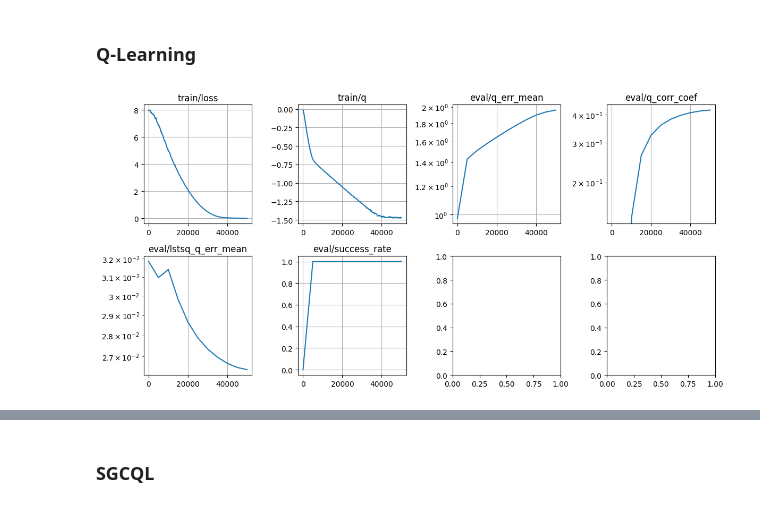
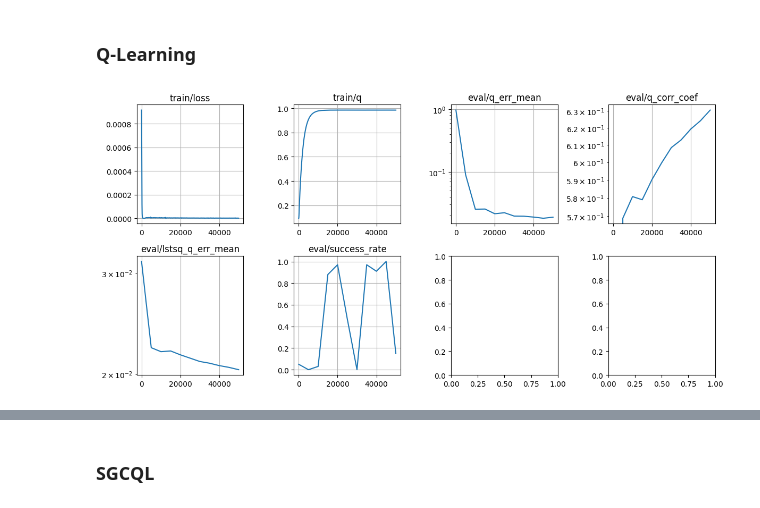
Before and after one commit to chongyi-zheng/ogbench, a Jupyter notebook: notebooks/mdp2gcmdp_CliffWalking.ipynb, the cells around one changed output, grey strips where cells are left out. Drawn from its saved outputs; the diff is of its cells as text; code cells hidden in the pictures.

```diff
--- a/notebooks/mdp2gcmdp_CliffWalking.ipynb
+++ b/notebooks/mdp2gcmdp_CliffWalking.ipynb
@@ -120,8 +120,7 @@ class CliffWalkingEnv(gymnasium.Wrapper):
 
     def step(self, action):
         obs, orig_reward, terminated, truncated, info = super().step(action)
-        # reward = (orig_reward - self._orig_reward_min) / (self._orig_reward_max - self._orig_reward_min)
-        reward = orig_reward
+        reward = (orig_reward - self._orig_reward_min) / (self._orig_reward_max - self._orig_reward_min)
 
         return obs, reward, terminated, truncated, info
 # %%
@@ -140,7 +139,7 @@ dataset = defaultdict(list)
 num_episodes = 1000
 num_transitions = 0
 for _ in tqdm.trange(num_episodes):
-    done = False
+    # done = False
     obs, info = env.reset()
     # while not done:
     for _ in range(max_episode_steps):
@@ -154,7 +153,7 @@ for _ in tqdm.trange(num_episodes):
         dataset['rewards'].append(reward)
         dataset['next_observations'].append(next_obs)
         dataset['masks'].append(not terminated)  # for absorbing states
-        dataset['terminals'].append(done)  # for the end of trajectories
+        dataset['terminals'].append(truncated)  # for the end of trajectories
 
         obs = next_obs
 
@@ -384,12 +400,13 @@ behavioral_policy = np.ones([aug_env.nS, aug_env.nA]) / aug_env.nA
 
 aug_dataset = defaultdict(list)
 
-num_episodes = 5_150
+num_episodes = 1_000
 num_transitions = 0
 for _ in tqdm.trange(num_episodes):
-    done = False
+    # done = False
     obs, info = aug_env.reset()
-    while not done:
+    # while not done:
+    for _ in range(max_episode_steps):
         action = np.random.choice(np.arange(aug_env.nA), p=behavioral_policy[obs])
         next_obs, reward, terminated, truncated, info = aug_env.step(action)
         done = terminated or truncated
@@ -400,7 +417,7 @@ for _ in tqdm.trange(num_episodes):
         aug_dataset['rewards'].append(reward)
         aug_dataset['next_observations'].append(next_obs)
         aug_dataset['masks'].append(not terminated)  # for absorbing states
-        aug_dataset['terminals'].append(done)  # for the end of trajectori
+        aug_dataset['terminals'].append(truncated)  # for the end of trajectori
 
         obs = next_obs
 
@@ -635,27 +628,18 @@ key, critic_key = jax.random.split(key)
 
 example_batch = sample_batch(2)
 critic = Critic()
-# critic_params = critic.init(critic_key, example_batch['observations'], example_batch['actions'])
 critic_params = critic.init(critic_key, example_batch['observations'], example_batch['actions'])
 target_critic_params = copy.deepcopy(critic_params)
 
 def loss_fn(params, target_params, batch):
   q = critic.apply(params, batch['observations'], batch['actions'])
-  # q = jnp.sum(qs * jax.nn.one_hot(batch['actions'], env.nA), axis=-1)
 
   next_observations = batch['next_observations'][:, None].repeat(env.nA, axis=1).reshape(-1)
-  next_actions = jnp.arange(eval_env.nA)[None, :].repeat(batch_size, axis=0).reshape(-1)
-  # next_qs = []
-  # for idx in range(env.nA):
-  #   next_q = critic.apply(target_params, batch['next_observations'], jnp.full_like(batch['next_observations'], idx))
-  #   next_qs.append(next_qs)
-  # next_qs = jnp.stack(next_qs, axis=-1)
+  next_actions = jnp.arange(env.nA)[None, :].repeat(batch_size, axis=0).reshape(-1)
   next_qs = critic.apply(target_params, next_observations, next_actions)
   next_qs = next_qs.reshape([batch_size, env.nA])
   next_q = jnp.max(next_qs, axis=-1)
-  # target_q = (1 - discount ** 2) * batch['rewards'] + discount ** 2 * batch['masks'] * next_q
   target_q = (1 - discount ** 2) * batch['rewards'] + discount ** 2 * next_q
-  # target_q = (1 - discount) * batch['rewards'] + discount * next_q
 
   loss = jnp.mean((q - target_q) ** 2)
 
@@ -691,8 +675,6 @@ def compute_success_rate(params, num_eval_episodes=100, max_episode_steps=100):
   actions = jnp.arange(eval_env.nA)[None, :].repeat(eval_env.nS, axis=0).reshape(-1)
   q = critic.apply(params, obs, actions)
   q = q.reshape([eval_env.nS, eval_env.nA])
-  # obs = jnp.arange(eval_env.nS)
-  # q = critic.apply(params, obs)
   a = jnp.argmax(q, axis=-1)
   pi = jax.nn.one_hot(a, eval_env.nA)
   pi = np.asarray(pi)
@@ -700,22 +682,22 @@ def compute_success_rate(params, num_eval_episodes=100, max_episode_steps=100):
   # evaluation
   successes = []
   for _ in tqdm.trange(num_eval_episodes):
-      traj_dataset = defaultdict(list)
+    traj_dataset = defaultdict(list)
 
-      done = False
-      obs, _ = eval_env.reset()
-      while not done:
-          action = np.random.choice(np.arange(eval_env.nA), p=pi[obs])
-          next_obs, reward, terminated, truncated, _ = eval_env.step(action)
-          done = terminated or truncated
+    done = False
+    obs, _ = eval_env.reset()
+    while not done:
+      action = np.random.choice(np.arange(eval_env.nA), p=pi[obs])
+      next_obs, reward, terminated, truncated, _ = eval_env.step(action)
+      done = terminated or truncated
 
-          traj_dataset['observations'].append(obs)
-          traj_dataset['actions'].append(action)
-          traj_dataset['rewards'].append(reward)
-          traj_dataset['next_observations'].append(next_obs)
+      traj_dataset['observations'].append(obs)
+      traj_dataset['actions'].append(action)
+      traj_dataset['rewards'].append(reward)
+      traj_dataset['next_observations'].append(next_obs)
 
-          obs = next_obs
-      successes.append(47 in traj_dataset['next_observations'])
+      obs = next_obs
+    successes.append(47 in traj_dataset['next_observations'])
   sr = np.mean(successes)
 
   return sr
@@ -725,12 +707,6 @@ def evaluate_fn(params):
   actions = jnp.arange(env.nA)[None, :].repeat(env.nS, axis=0).reshape(-1)
   q = critic.apply(params, obs, actions)
   q = q.reshape([env.nS, env.nA])
-  # obs = jnp.arange(env.nS)
-  # q = critic.apply(params, obs)
-  # scaled_q = q * (opt_q_square_discount / q).mean()
-  # q_err_mean = jnp.mean(np.abs(q - opt_q_square_discount))
-  # scaled_q_err_mean = jnp.mean(np.abs(scaled_q - opt_q_square_discount))
-  # q_corr_coef = jnp.corrcoef(q.reshape(-1), opt_q_square_discount.reshape(-1))[0, 1]
 
   slopes, intercepts = jnp.linalg.lstsq(
     jnp.stack([q.reshape(-1), jnp.ones_like(q.reshape(-1))], axis=1),
@@ -750,31 +726,31 @@ def evaluate_fn(params):
     'lstsq_q_err_mean': lstsq_q_err_mean,
     'success_rate': sr,
   }
 
   return info
 
 metrics = defaultdict(list)
 for i in tqdm.trange(1, num_iterations + 1):
   batch = sample_batch(batch_size)
   critic_params, target_critic_params, opt_state, loss, info = update_fn(
     critic_params, target_critic_params, opt_state, batch)
 
   for k, v in info.items():
     metrics['train/' + k].append(
       np.array([i, v])
     )
 
   if i == 1 or i % eval_interval == 0:
     eval_info = evaluate_fn(critic_params)
     for k, v in eval_info.items():
       metrics['eval/' + k].append(
         np.array([i, v])
       )
 
   if i == 1 or i % log_interval == 0:
     plot_metrics(metrics, logyscale_stats=['eval/q_err_mean', 'eval/q_corr_coef', 'eval/lstsq_q_err_mean'])
     display.clear_output(wait=True)
     plt.tight_layout()
     plt.show()
 # %% [output]
-[figure, old version]
+[figure, new version]
```
Also changed, not shown: parts of 30 cells of this notebook.
